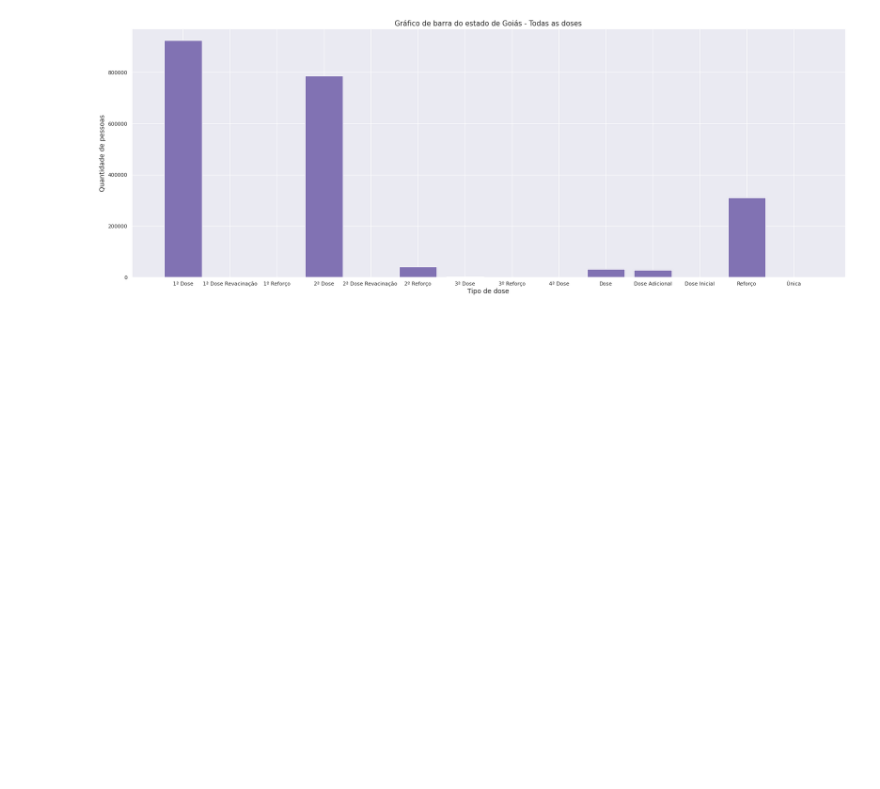
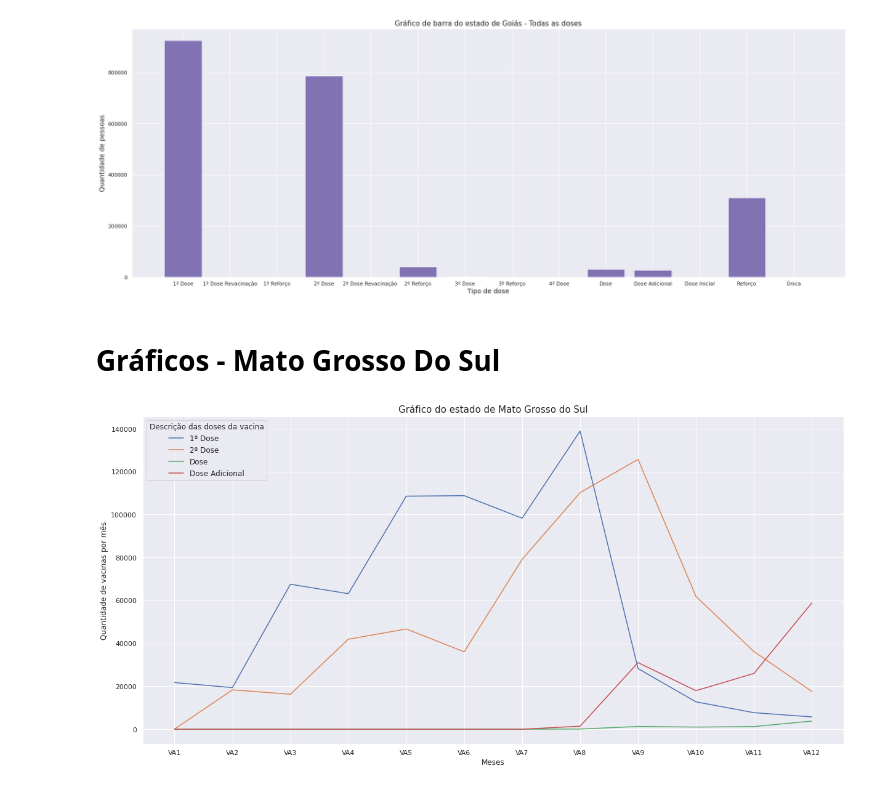
Before and after one commit to laysfreitas/Covid_Dados, a Jupyter notebook: Dados_Covid_CO.ipynb, the cells around one changed output. Saved outputs shown, nothing was run; the diff lists cells and outputs as text; code cells hidden in the pictures; blank space fills up the shorter version.

```diff
--- a/Dados_Covid_CO.ipynb
+++ b/Dados_Covid_CO.ipynb
@@ -454,0 +649,13 @@ MT_Count_Mes = df_MT3.groupby('vacina_dataAplicacao').count()
+# %%
+Vacina_Mes_1 = pd.merge(df_MS3_mes1count, df_MS3_mes2count, how = 'left', on = 'vacina_descricao_dose',suffixes=('_mes1', '_mes2'))
+Vacina_Mes_2 = pd.merge(Vacina_Mes_1, df_MS3_mes3count, how = 'left', on = 'vacina_descricao_dose',suffixes=('_mes2', '_mes3'))
+Vacina_Mes_3 = pd.merge(Vacina_Mes_2, df_MS3_mes4count, how = 'left', on = 'vacina_descricao_dose',suffixes=('_mes3', '_mes4'))
+Vacina_Mes_4 = pd.merge(Vacina_Mes_3, df_MS3_mes5count, how = 'left', on = 'vacina_descricao_dose',suffixes=('_mes4', '_mes5'))
+Vacina_Mes_5 = pd.merge(Vacina_Mes_4, df_MS3_mes6count, how = 'left', on = 'vacina_descricao_dose',suffixes=('_mes5', '_mes6'))
+Vacina_Mes_6 = pd.merge(Vacina_Mes_5, df_MS3_mes7count, how = 'left', on = 'vacina_descricao_dose',suffixes=('_mes6', '_mes7'))
+# %%
+Vacina_Mes_7 = pd.merge(Vacina_Mes_6, df_MS3_mes8count, how = 'left', on = 'vacina_descricao_dose',suffixes=('_mes7', '_mes8'))
+Vacina_Mes_8 = pd.merge(Vacina_Mes_7, df_MS3_mes9count, how = 'left', on = 'vacina_descricao_dose',suffixes=('_mes8', '_mes9'))
+Vacina_Mes_9 = pd.merge(Vacina_Mes_8, df_MS3_mes10count, how = 'left', on = 'vacina_descricao_dose',suffixes=('_mes9', '_mes10'))
+Vacina_Mes_10 = pd.merge(Vacina_Mes_9, df_MS3_mes11count, how = 'left', on = 'vacina_descricao_dose',suffixes=('_mes10', '_mes11'))
+Vacina_Mes_11 = pd.merge(Vacina_Mes_10, df_MS3_mes12count, how = 'left', on = 'vacina_descricao_dose',suffixes=('_mes11', '_mes12'))
@@ -454,0 +689,3 @@ MT_Count_Mes = df_MT3.groupby('vacina_dataAplicacao').count()
+# %%
+#Susbtituir os valores NaN por 0
+MS_Count_Mes_Dose = Vacina_Mes_11.T.replace(np.nan,0)
@@ -454,0 +694,2 @@ MT_Count_Mes = df_MT3.groupby('vacina_dataAplicacao').count()
+# %%
+MS_Count_Mes_Dose.index = ["VA1","VA2","VA3","VA4","VA5","VA6","VA7","VA8","VA9","VA10","VA11","VA12"]
@@ -638,3 +1108,15 @@ plt.bar(x,y,color = 'm')
 plt.show()
 # %% [output]
 [figure]
+# %% [markdown]
+# **Gráficos - Mato Grosso Do Sul**
+# %%
+plt.figure(figsize=(20.4,9.8))
+plt.title("Gráfico do estado de Mato Grosso do Sul",fontsize=15)
+plt.ylabel('Quantidade de vacinas por mês', fontsize = 12)
+plt.xlabel('Meses',fontsize = 12)
+plt.plot(MS_Count_Mes_Dose)
+plt.legend(['1ª Dose', '2ª Dose', 'Dose','Dose Adicional', 'Reforço'], loc='upper left', title='Descrição das doses da vacina',fontsize=12)
+plt.show()
+# %% [output]
+[figure, added]
```
Also changed, not shown: parts of 77 cells of this notebook.
